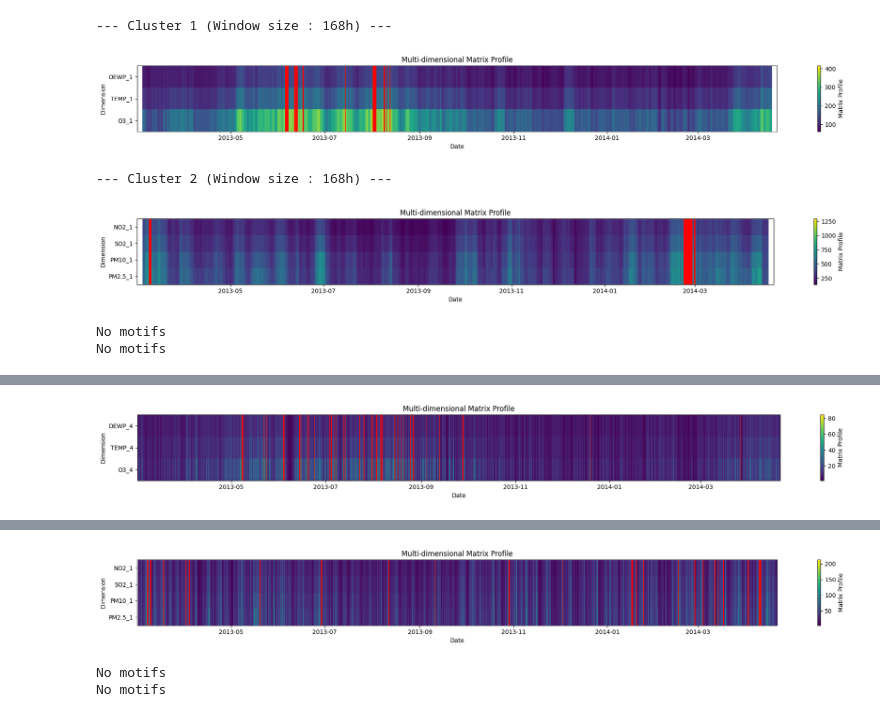
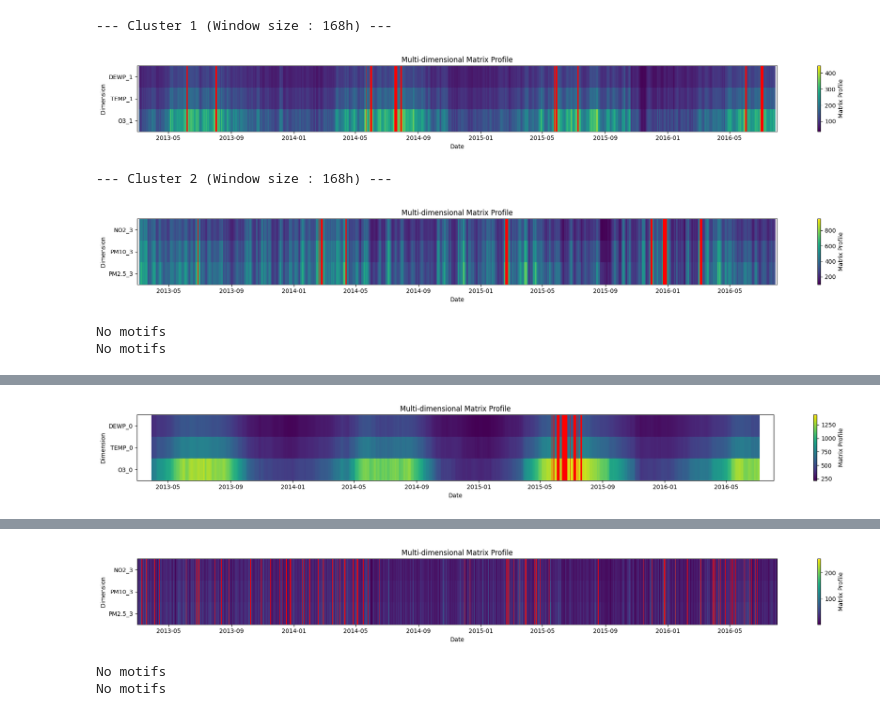
Before and after one commit to Guillaumernd/ampiimts, a Jupyter notebook: notebooks/Matrix_Profile/Matrix_profile-multidimensionnal.ipynb, the cells around one changed output, grey strips where cells are left out. Drawn from its saved outputs; the diff is of its cells as text; code cells hidden in the pictures.

```diff
--- a/notebooks/Matrix_Profile/Matrix_profile-multidimensionnal.ipynb
+++ b/notebooks/Matrix_Profile/Matrix_profile-multidimensionnal.ipynb
@@ -52,7 +52,7 @@ No motifs
 No motifs
 # %%
 pds_interpolated, pds_normalized, matrix_profile = ampiimts(folder,
-                                                            max_len=10000,
+                                                            max_len=30000,
                                                             top_k_cluster=2,
                                                             motif=False,
                                                             group_size=16,
@@ -65,14 +65,14 @@ pds_interpolated, pds_normalized, matrix_profile = ampiimts(folder,
                                                             )
 # %% [output]
 --- Cluster 1 (Window size : 168h) ---
-[figure, old version]
+[figure, new version]
 --- Cluster 2 (Window size : 168h) ---
-[figure, old version]
+[figure, new version]
 No motifs
 No motifs
 # %%
 pds_interpolated, pds_normalized, matrix_profile = ampiimts(folder,
-                                                            max_len=10000,
+                                                            max_len=30000,
                                                             top_k_cluster=2,
                                                             motif=False,
                                                             group_size=16,
@@ -88 +88 @@ pds_interpolated, pds_normalized, matrix_profile = ampiimts(folder,
-[figure, old version]
+[figure, new version]
@@ -90,4 +90,4 @@ pds_interpolated, pds_normalized, matrix_profile = ampiimts(folder,
-[figure, old version]
+[figure, new version]
 No motifs
 No motifs
 # %%
```
Also changed, not shown: parts of 5 cells of this notebook, 2 other files.
